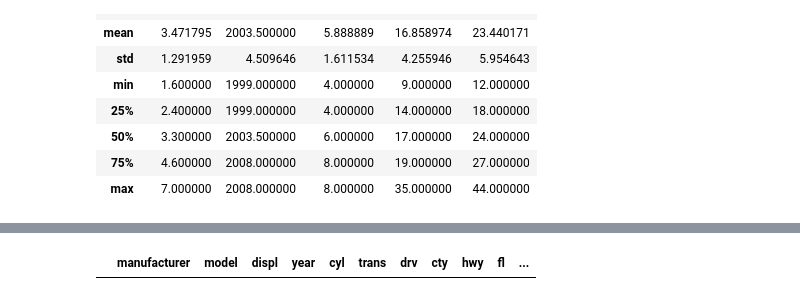
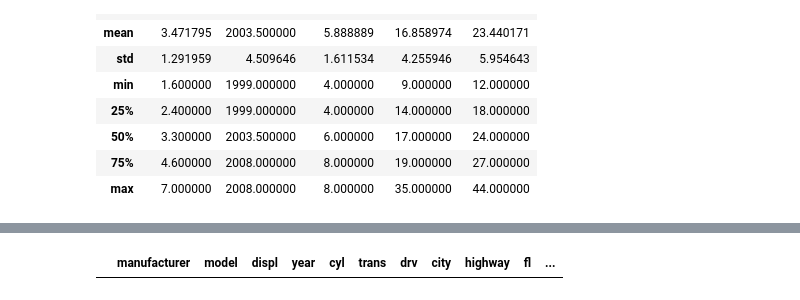
Before and after one commit to tarrencen/numpy-pandas-visualization-exercises, a Jupyter notebook: dataframes.ipynb, the cells around one changed output, grey strips where cells are left out. Cells and saved outputs as stored; diff of their text form; code cells hidden in the pictures.

```diff
--- a/dataframes.ipynb
+++ b/dataframes.ipynb
@@ -246,4 +246,4 @@ mpg.describe()
 # %%
 # Exercises 2d, 2e -
 
-mpg.rename(columns= {'cty': 'city'}).rename(columns= {'hwy': 'highway'})
+mpg = mpg.rename(columns={'cty': 'city', 'hwy': 'highway'})
@@ -264,8 +250,8 @@ mpg.rename(columns= {'cty': 'city'}).rename(columns= {'hwy': 'highway'})
 # %%
 # Exercise 2f - Do any cars have better city mileage than highway mileage?
 
-mpg[mpg.cty > mpg.hwy]
+mpg[mpg.city > mpg.highway]
 
-# No, there are cars with better city mileage than highway mileage
+# No, there are no cars with better city mileage than highway mileage.
 # %% [output]
-|  | manufacturer | model | displ | year | cyl | trans | drv | cty | hwy | fl | ... |
+|  | manufacturer | model | displ | year | cyl | trans | drv | city | highway | fl | ... |
```
Also changed, not shown: parts of 17 cells of this notebook.
